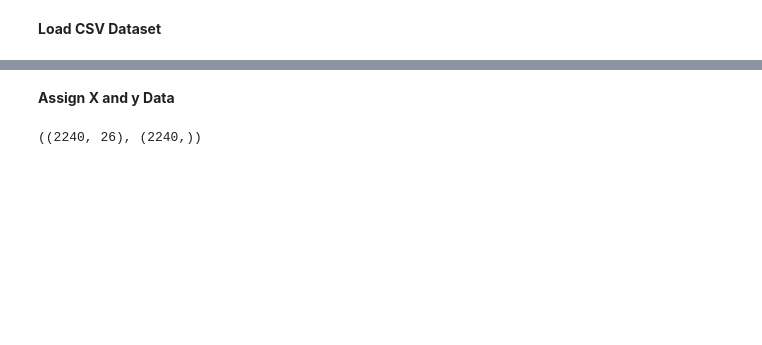
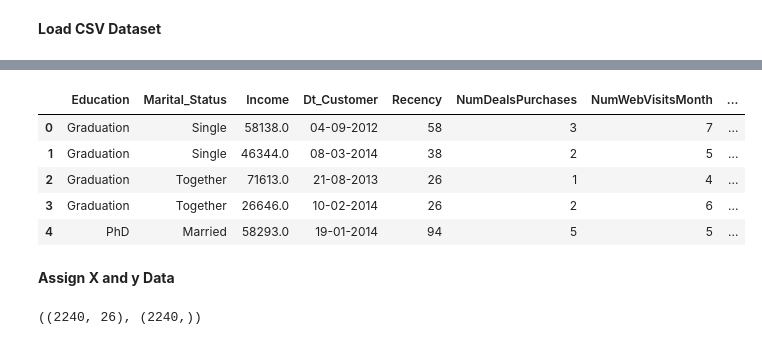
Before and after one commit to fgith/data-science, a Jupyter notebook: logistic-regression/logistic_regression_customerpersonality.ipynb, the cells around one changed output, grey strips where cells are left out. Saved outputs shown, nothing was run; the diff lists cells and outputs as text; code cells hidden in the pictures; blank space fills up the shorter version.

```diff
--- a/logistic-regression/logistic_regression_customerpersonality.ipynb
+++ b/logistic-regression/logistic_regression_customerpersonality.ipynb
@@ -55,3 +82,17 @@ dtype: int64
+# %%
+# Drop unwanted columns
+df.drop(['Year_Birth','ID','Z_CostContact','Z_Revenue','Kidhome','Teenhome','MntWines',
+         'MntFruits', 'MntMeatProducts', 'MntFishProducts', 'MntSweetProducts', 'MntGoldProds',
+         'NumWebPurchases', 'NumCatalogPurchases', 'NumStorePurchases'],
+        axis=1,inplace=True)
+df.head()
+# %% [output]
+|  | Education | Marital_Status | Income | Dt_Customer | Recency | NumDealsPurchases | NumWebVisitsMonth | ... |
+| 0 | Graduation | Single | 58138.0 | 04-09-2012 | 58 | 3 | 7 | ... |
+| 1 | Graduation | Single | 46344.0 | 08-03-2014 | 38 | 2 | 5 | ... |
+| 2 | Graduation | Together | 71613.0 | 21-08-2013 | 26 | 1 | 4 | ... |
+| 3 | Graduation | Together | 26646.0 | 10-02-2014 | 26 | 2 | 6 | ... |
+| 4 | PhD | Married | 58293.0 | 19-01-2014 | 94 | 5 | 5 | ... |
 # %% [markdown]
 **Assign X and y Data**
 # %%
```
Also changed, not shown: parts of 6 cells of this notebook.
